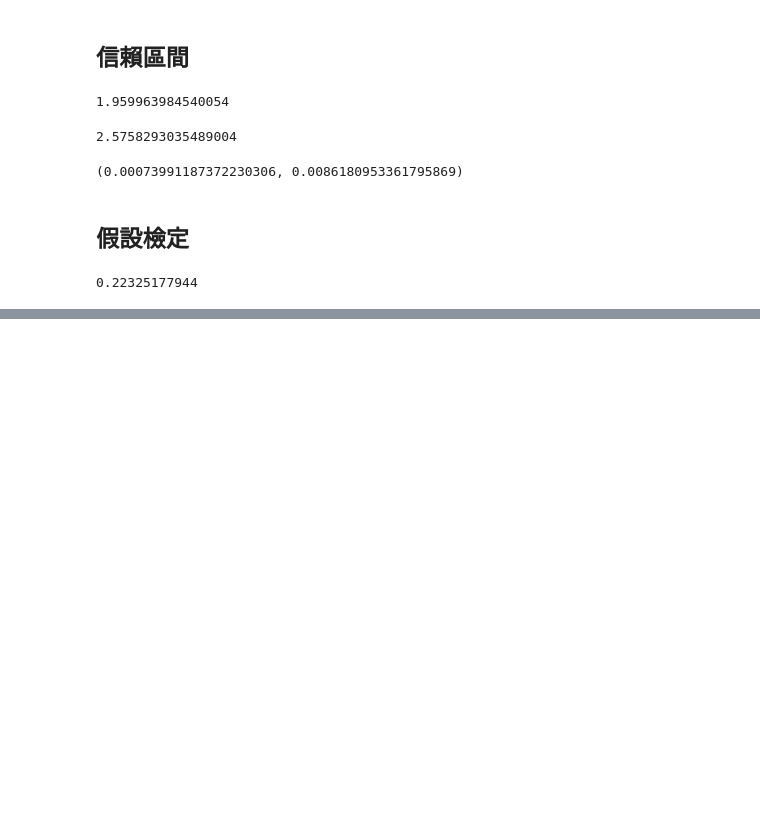
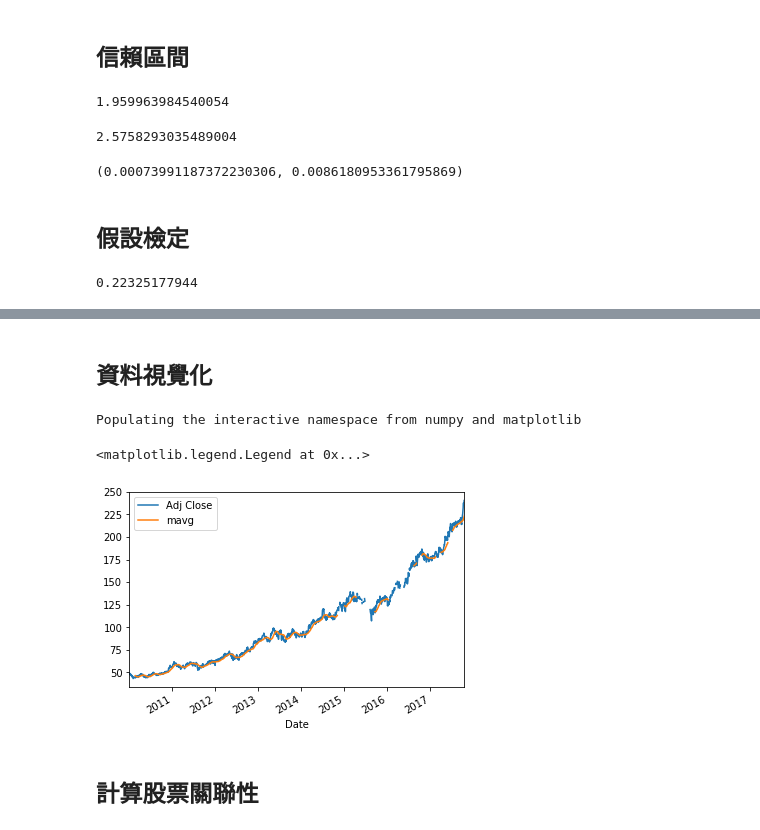
Before and after one commit to ywchiu/pyfintech, a Jupyter notebook: Demo20171019.ipynb, the cells around one changed output, grey strips where cells are left out. Saved outputs shown, nothing was run; the diff lists cells and outputs as text; code cells hidden in the pictures; blank space fills up the shorter version.

```diff
--- a/Demo20171019.ipynb
+++ b/Demo20171019.ipynb
@@ -283,0 +325,3 @@ print(one_sample[1]/2)
+# %%
+import pandas_datareader as pdr
+tw2330 = pdr.get_data_yahoo('2330.TW')
@@ -283,0 +465,5 @@ print(one_sample[1]/2)
+# %%
+close_px = tw2330['Adj Close']
+# %%
+import pandas
+mavg = close_px.rolling(window = 30).mean()
@@ -283,0 +504,13 @@ print(one_sample[1]/2)
+# %% [markdown]
+## 資料視覺化
+# %%
+%pylab inline
+close_px.plot(kind = 'line')
+mavg.plot(label='mavg')
+plt.legend()
+# %% [output]
+Populating the interactive namespace from numpy and matplotlib
+<matplotlib.legend.Legend at 0x...>
+[figure, added]
+# %% [markdown]
+## 計算股票關聯性
```
Also changed, not shown: parts of 41 cells of this notebook.
